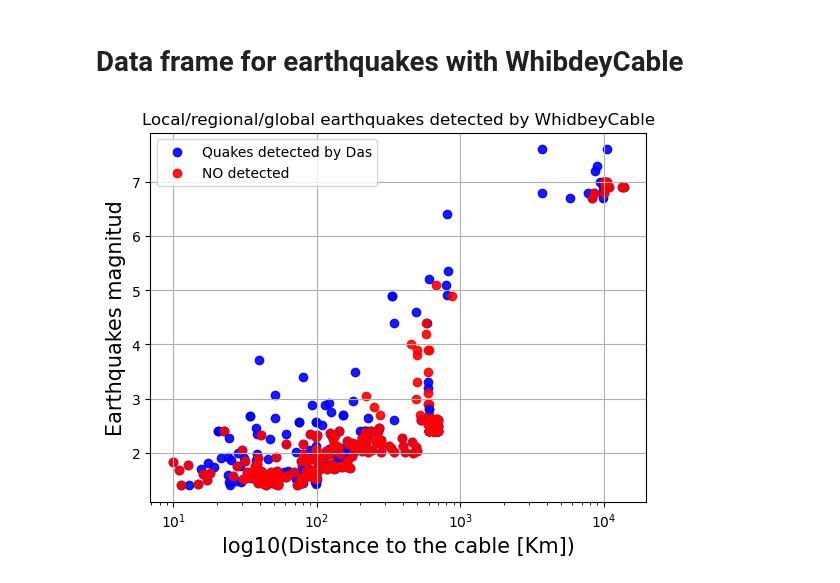
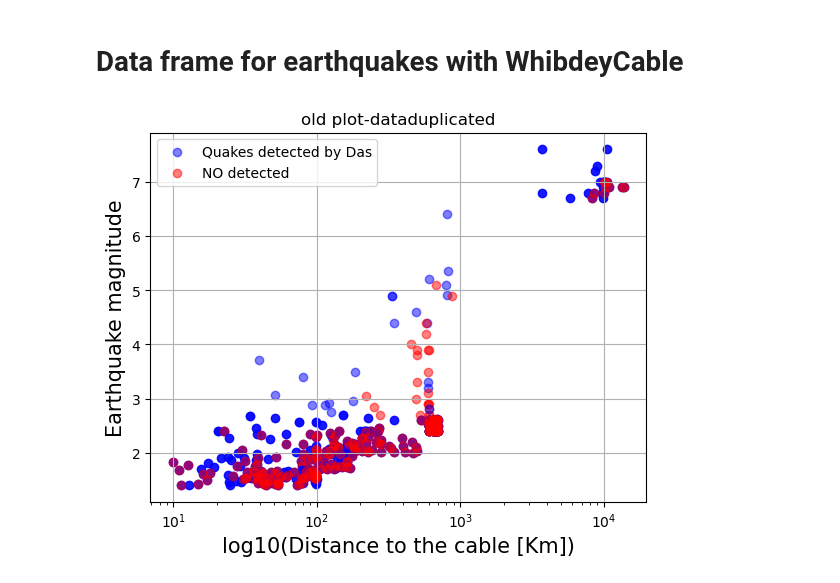
Before and after one commit to bradlipovsky/das-stuff, a Jupyter notebook: whidbey-localquakesplotdataframeMarch.ipynb, the cells around one changed output. Drawn from its saved outputs; the diff is of its cells as text; code cells hidden in the pictures.

```diff
--- a/whidbey-localquakesplotdataframeMarch.ipynb
+++ b/whidbey-localquakesplotdataframeMarch.ipynb
@@ -194,38 +163,39 @@ noselected_rows7 = dff7[dff7.detect_das == 'FALSE']
 # %%
 #creating plot distance vs magnitud (real earthquakes that we can see)
 #newmagtnitud=[magnituddarray[2],magnituddarray[3],magnituddarray[5],magnituddarray[7],magnituddarray[8],magnituddarray[10],magnituddarray[11],magnituddarray[13],magnituddarray[14],magnituddarray[18],magnituddarray[19],magnituddarray[23],magnituddarray[26]]
 #newdist_kmarray=[dist_kmarray[2],dist_kmarray[3],dist_kmarray[5],dist_kmarray[7],dist_kmarray[8],dist_kmarray[10],dist_kmarray[11],dist_kmarray[13],dist_kmarray[14],dist_kmarray[18],dist_kmarray[19],dist_kmarray[23],dist_kmarray[26]]
 #filename = f"earthquakes_distances600noseismogramswhidbey/"
+a=0.5
 figure=plt.plot(figsize=(15,20))
-plt.scatter(selected_rows0.Location,selected_rows0.Magnitud,c='b', s=None, marker='o', alpha=0.9, label='Quakes detected by Das')
-plt.scatter(noselected_rows0.Location,noselected_rows0.Magnitud,c='r', s=None, marker='o', alpha=0.9)# label='Earthquakes magnitud from 3.0mw No detected')
+plt.scatter(selected_rows0.Location,selected_rows0.Magnitud,c='b', s=None, marker='o', alpha=a, label='Quakes detected by Das')
+plt.scatter(noselected_rows0.Location,noselected_rows0.Magnitud,c='r', s=None, marker='o', alpha=a)# label='Earthquakes magnitud from 3.0mw No detected')
 #plt.scatter(newdist_kmarray,newmagtnitud,s=None, marker='o', alpha=0.9, label='Earthquakes magnitud from 3.0mw')
-plt.scatter(noselected_rows.Location,noselected_rows.Magnitud,c='r',s=None, marker='o', alpha=0.9)# label='Earthquakes magnitud from 2.7 to 3mw NO DETECTED')
-plt.scatter(selected_rows.Location,selected_rows.Magnitud,c='b',s=None, marker='o', alpha=0.9) # label='Earthquakes magnitud from 2.7 to 3mw')
-plt.scatter(selected_rows1.Location,selected_rows1.Magnitud,c='b',s=None, marker='o', alpha=0.9)# label='Earthquakes magnitud from 1.5 to 2.7mw')
-plt.scatter(noselected_rows1.Location,noselected_rows1.Magnitud,c='r',s=None, marker='o', alpha=0.9)# label='nodetected Earthquakes magnitud from 1.5 to 2.7mw')
+plt.scatter(noselected_rows.Location,noselected_rows.Magnitud,c='r',s=None, marker='o', alpha=a)# label='Earthquakes magnitud from 2.7 to 3mw NO DETECTED')
+plt.scatter(selected_rows.Location,selected_rows.Magnitud,c='b',s=None, marker='o', alpha=a) # label='Earthquakes magnitud from 2.7 to 3mw')
+plt.scatter(selected_rows1.Location,selected_rows1.Magnitud,c='b',s=None, marker='o', alpha=a)# label='Earthquakes magnitud from 1.5 to 2.7mw')
+plt.scatter(noselected_rows1.Location,noselected_rows1.Magnitud,c='r',s=None, marker='o', alpha=a)# label='nodetected Earthquakes magnitud from 1.5 to 2.7mw')
 #plt.scatter(dff2.Location,dff2.Magnitud,c='b',s=None, marker='o', alpha=0.9, label='Earthquakes magnitud from 4.9 to 8mw')
-plt.scatter(selected_rows2.Location,selected_rows2.Magnitud,c='b',s=None, marker='o', alpha=0.9)# label='Earthquakes magnitud from 4.9 to 8mw')
-plt.scatter(noselected_rows2.Location,noselected_rows2.Magnitud,c='r',s=None, marker='o', alpha=0.9)# label='no detected Earthquakes ')
+plt.scatter(selected_rows2.Location,selected_rows2.Magnitud,c='b',s=None, marker='o', alpha=a)# label='Earthquakes magnitud from 4.9 to 8mw')
+plt.scatter(noselected_rows2.Location,noselected_rows2.Magnitud,c='r',s=None, marker='o', alpha=a)# label='no detected Earthquakes ')
 plt.scatter(dff3.Location,dff3.Magnitud,c='b',s=None, marker='o', alpha=0.9)#, label='Earthquakes magnitud from 4.9 to 8mw')
-plt.scatter(noselected_rows3.Location,noselected_rows3.Magnitud,c='r',s=None, marker='o', alpha=0.9)# label='Earthquakes magnitud from 4.9 to 8mw')
+plt.scatter(noselected_rows3.Location,noselected_rows3.Magnitud,c='r',s=None, marker='o', alpha=a)# label='Earthquakes magnitud from 4.9 to 8mw')
 plt.scatter(dff4.Location,dff4.Magnitud,c='b',s=None, marker='o', alpha=0.9)#, label='Earthquakes magnitud from 4.9 to 8mw')
-plt.scatter(noselected_rows4.Location,noselected_rows4.Magnitud,c='r',s=None, marker='o', alpha=0.9)# label='Earthquakes magnitud from 4.9 to 8mw')
+plt.scatter(noselected_rows4.Location,noselected_rows4.Magnitud,c='r',s=None, marker='o', alpha=a)# label='Earthquakes magnitud from 4.9 to 8mw')
 plt.scatter(dff5.Location,dff5.Magnitud,c='b',s=None, marker='o', alpha=0.9)#, label='Earthquakes magnitud from 4.9 to 8mw')
-plt.scatter(noselected_rows5.Location,noselected_rows5.Magnitud,c='r',s=None, marker='o', alpha=0.9)# label='Earthquakes pequeños')
+plt.scatter(noselected_rows5.Location,noselected_rows5.Magnitud,c='r',s=None, marker='o', alpha=a)# label='Earthquakes pequeños')
 plt.scatter(dff6.Location,dff6.Magnitud,c='b',s=None, marker='o', alpha=0.9)#, label='Earthquakes magnitud from 4.9 to 8mw')
-plt.scatter(noselected_rows6.Location,noselected_rows6.Magnitud,c='r',s=None, marker='o', alpha=0.9)
+plt.scatter(noselected_rows6.Location,noselected_rows6.Magnitud,c='r',s=None, marker='o', alpha=a)
 plt.scatter(dff7.Location,dff7.Magnitud,c='b',s=None, marker='o', alpha=0.9)# label='Earthquakes magnitud from 4.9 to 8mw')
-plt.scatter(noselected_rows7.Location,noselected_rows7.Magnitud,c='r',s=None, marker='o', alpha=0.9,label='NO detected')
-plt.title('Local/regional/global earthquakes detected by WhidbeyCable')
+plt.scatter(noselected_rows7.Location,noselected_rows7.Magnitud,c='r',s=None, marker='o', alpha=a,label='NO detected')
+plt.title('old plot-dataduplicated')
 plt.xscale('log')
 plt.xlabel('log10(Distance to the cable [Km])',fontsize=15)
-plt.ylabel('Earthquakes magnitud', fontsize=15);
+plt.ylabel('Earthquake magnitude', fontsize=15);
 plt.legend()
 plt.grid()
 #plt.savefig(filename+"_whidbeylocalquakes")
 plt.savefig("whidbeylocalquakesmw-all")
 plt.show()
 plt.close()
 # %% [output]
-[figure, old version]
+[figure, new version]
```
Also changed, not shown: parts of 15 cells of this notebook.
